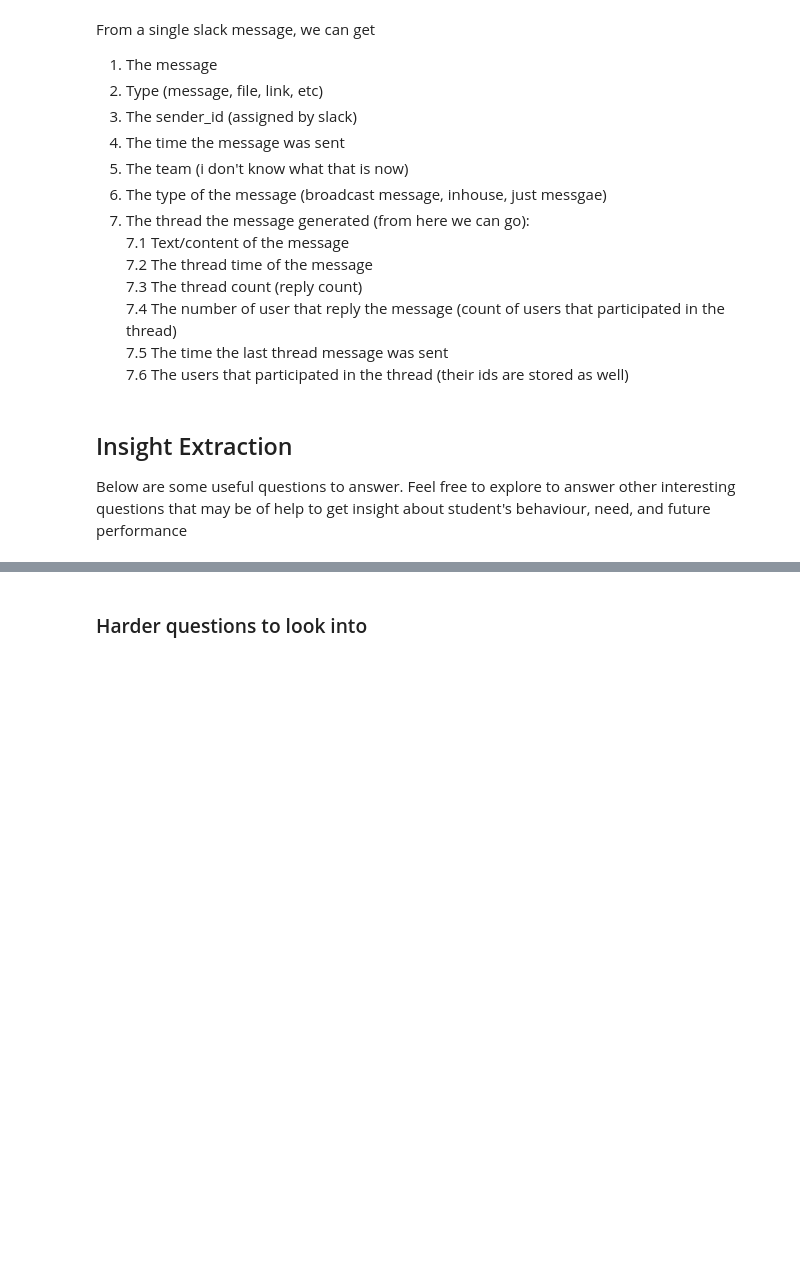
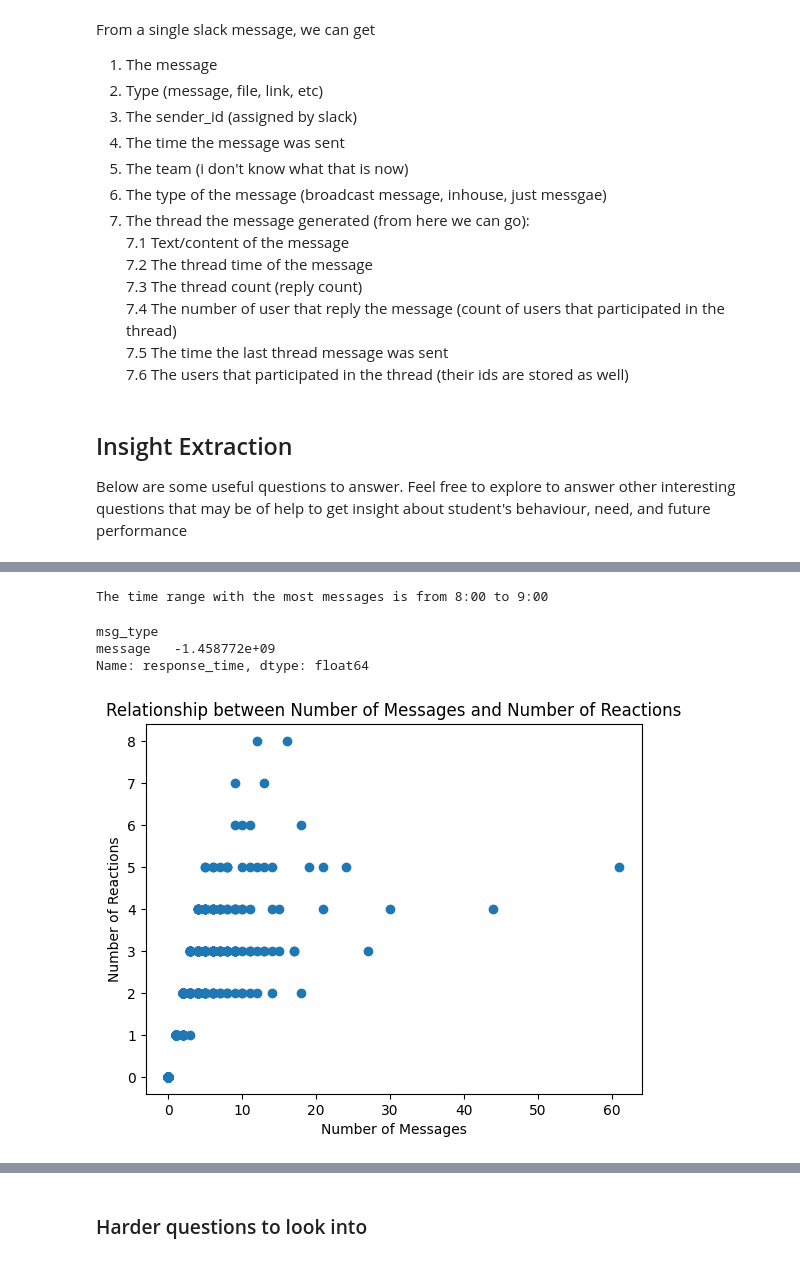
Before and after one commit to Diriba1/Slack_Data_Analysis, a Jupyter notebook: notebooks/parse_slack_data.ipynb, the cells around one changed output, grey strips where cells are left out. Drawn from its saved outputs; the diff is of its cells as text; code cells hidden in the pictures; blank space fills up the shorter version.

```diff
--- a/notebooks/parse_slack_data.ipynb
+++ b/notebooks/parse_slack_data.ipynb
@@ -98,0 +191,49 @@ df.head()
+# %%
+#  =convert it to a pandas datetime object
+df['msg_sent_time'] = pd.to_datetime(df['msg_sent_time'], unit='s')
+
+# Extract the hour from the 'msg_sent_time' column
+df['hour_sent'] = df['msg_sent_time'].dt.hour
+
+# Group by the hour and count the number of messages for each hour
+hourly_message_counts = df.groupby('hour_sent').size()
+
+# Find the hour with the maximum number of messages
+max_hour = hourly_message_counts.idxmax()
+
+# Display the time range
+print(f"The time range with the most messages is from {max_hour}:00 to {(max_hour + 1) % 24}:00")
+# %% [output]
+The time range with the most messages is from 8:00 to 9:00
+# %%
+# what kind of messages are replied faster than others?
+
+df['msg_sent_time'] = pd.to_datetime(df['msg_sent_time'], unit='s')
+df['tm_thread_end'] = pd.to_datetime(df['tm_thread_end'], unit='s')
+
+# Calculate response time for each message
+df['response_time'] = (df['tm_thread_end'] - df['msg_sent_time']).dt.total_seconds()
+
+# Group by 'msg_type' and calculate the average response time for each message type
+average_response_time = df.groupby('msg_type')['response_time'].mean()
+
+# Display the average response time for each message type
+print(average_response_time)
+# %% [output]
+msg_type
+message   -1.458772e+09
+Name: response_time, dtype: float64
+# %%
+# Relationship between # of messages and # of reactions
+
+plt.scatter(df['reply_count'], df['reply_users_count'])
+
+# Add labels and a title
+plt.xlabel('Number of Messages')
+plt.ylabel('Number of Reactions')
+plt.title('Relationship between Number of Messages and Number of Reactions')
+
+# Display the plot
+plt.show()
+# %% [output]
+[figure, added]
```
Also changed, not shown: parts of 17 cells of this notebook.
